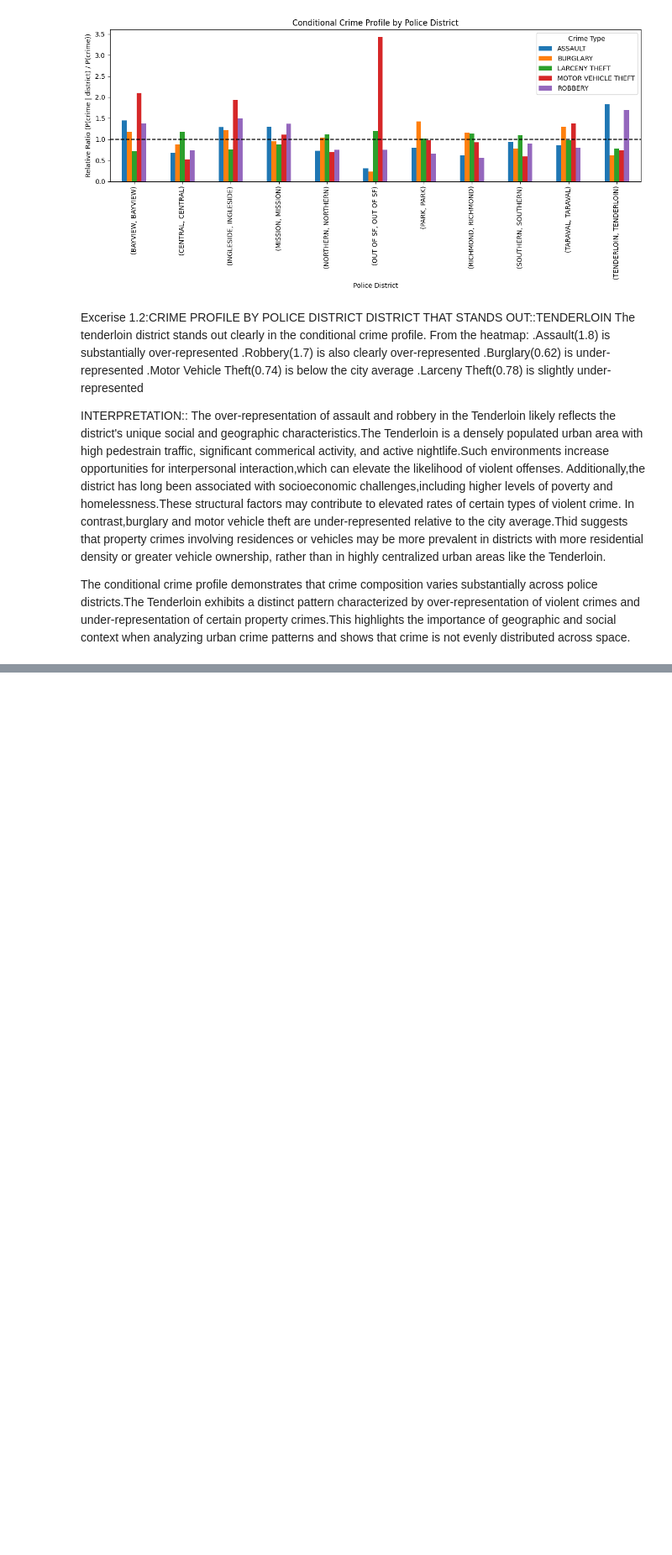
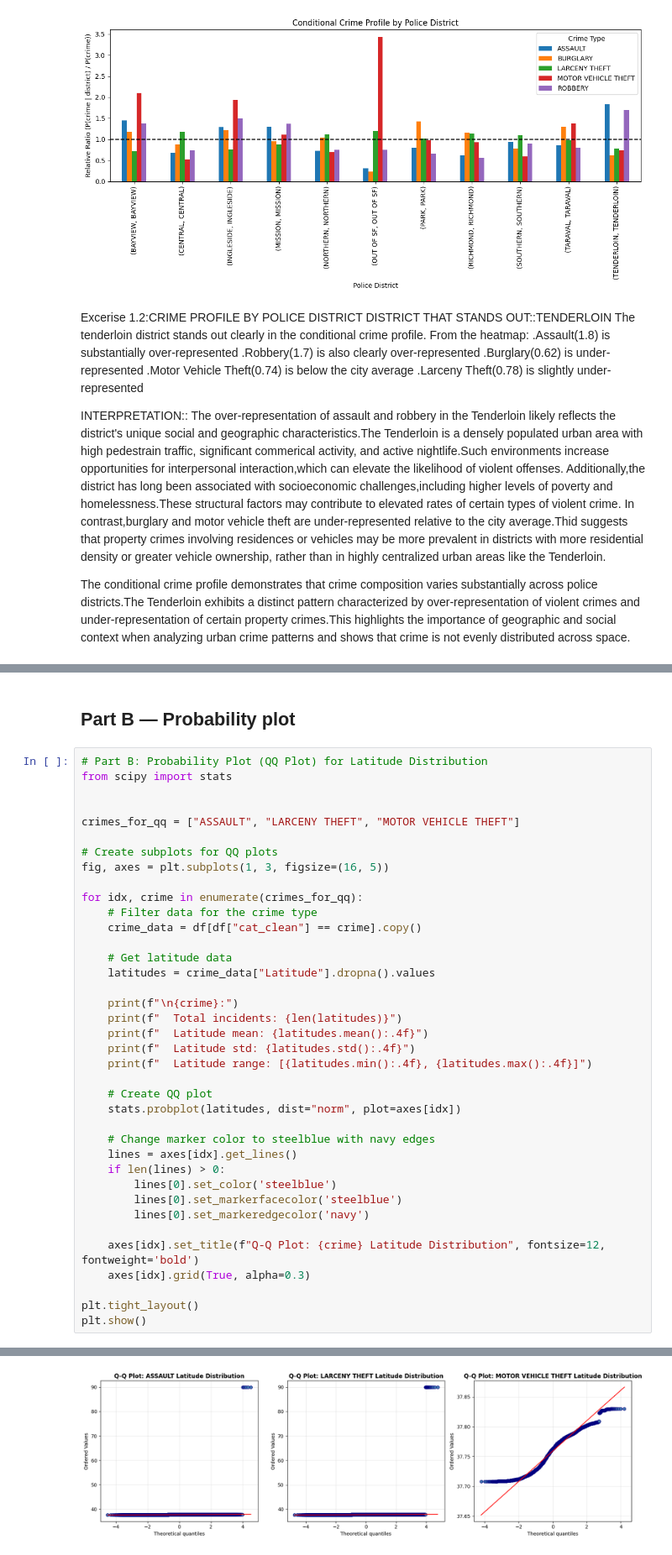
Before and after one commit to suhani-pandey/Assignment1_SocialDataAnalysis, a Jupyter notebook: excerise.ipynb, the cells around one changed output, grey strips where cells are left out. Shown at 84% size. Drawn from its saved outputs; the diff is of its cells as text; blank space fills up the shorter version.

```diff
--- a/excerise.ipynb
+++ b/excerise.ipynb
@@ -174,0 +245,41 @@ The conditional crime profile demonstrates that crime composition varies substan
+# %% [markdown]
+## Part B — Probability plot
+# %%
+# Part B: Probability Plot (QQ Plot) for Latitude Distribution
+from scipy import stats
+
+
+crimes_for_qq = ["ASSAULT", "LARCENY THEFT", "MOTOR VEHICLE THEFT"]
+
+# Create subplots for QQ plots
+fig, axes = plt.subplots(1, 3, figsize=(16, 5))
+
+for idx, crime in enumerate(crimes_for_qq):
+    # Filter data for the crime type
+    crime_data = df[df["cat_clean"] == crime].copy()
+
+    # Get latitude data
+    latitudes = crime_data["Latitude"].dropna().values
+
+    print(f"\n{crime}:")
+    print(f"  Total incidents: {len(latitudes)}")
+    print(f"  Latitude mean: {latitudes.mean():.4f}")
+    print(f"  Latitude std: {latitudes.std():.4f}")
+    print(f"  Latitude range: [{latitudes.min():.4f}, {latitudes.max():.4f}]")
+
+    # Create QQ plot
+    stats.probplot(latitudes, dist="norm", plot=axes[idx])
+
+    # Change marker color to steelblue with navy edges
+    lines = axes[idx].get_lines()
+    if len(lines) > 0:
+        lines[0].set_color('steelblue')
+        lines[0].set_markerfacecolor('steelblue')
+        lines[0].set_markeredgecolor('navy')
+
+    axes[idx].set_title(f"Q-Q Plot: {crime} Latitude Distribution", fontsize=12, fontweight='bold')
+    axes[idx].grid(True, alpha=0.3)
+
+plt.tight_layout()
+plt.show()
+# %% [output]
@@ -174,0 +303 @@ The conditional crime profile demonstrates that crime composition varies substan
+[figure, added]
```
Also changed, not shown: parts of 9 cells of this notebook.
